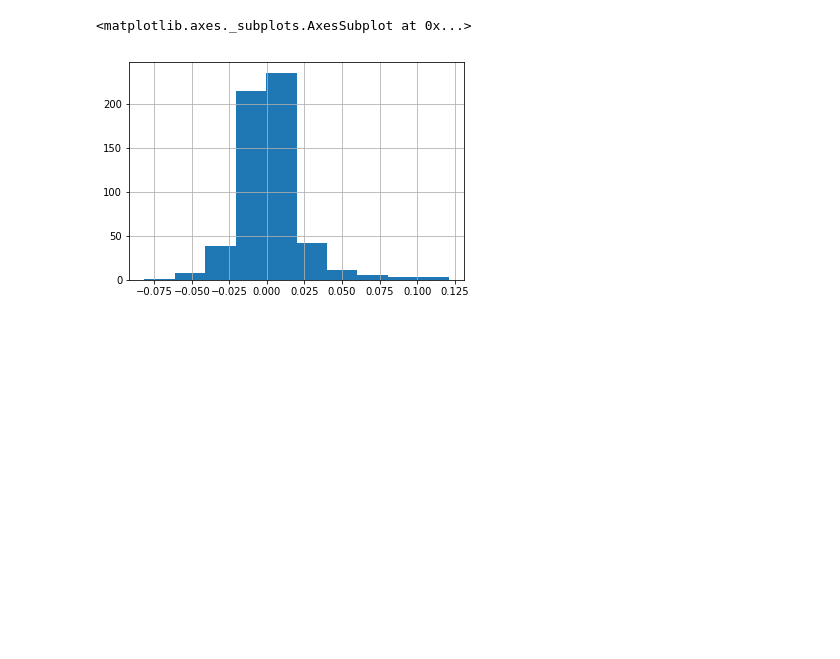
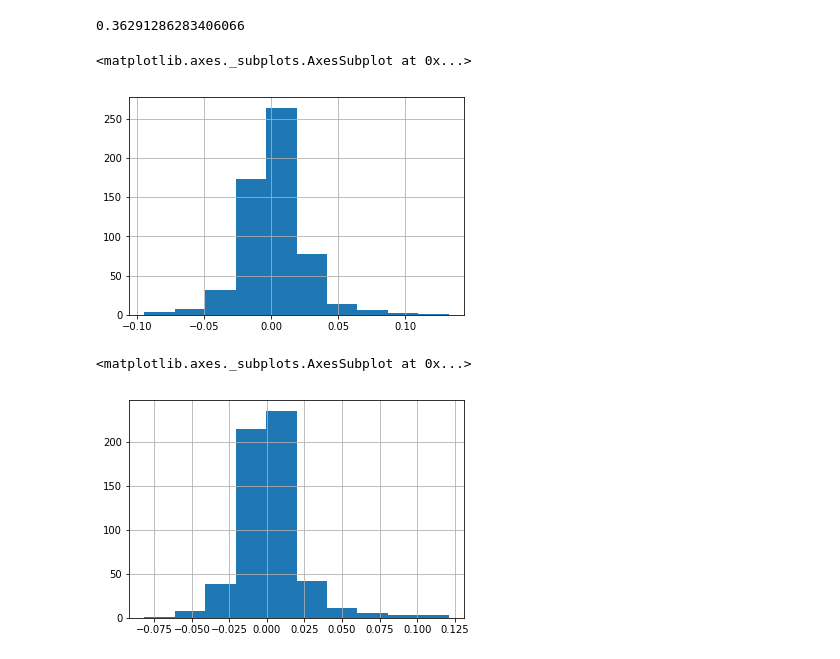
Before and after one commit to zhhrozhh/DAssets, a Jupyter notebook: Untitled.ipynb, the cells around one changed output. Cells and saved outputs as stored; diff of their text form; code cells hidden in the pictures; blank space fills up the shorter version.

```diff
--- a/Untitled.ipynb
+++ b/Untitled.ipynb
@@ -7,4 +8,4 @@ import matplotlib.pyplot as plt
 import pandas as pd
 import numpy as np
 # %%
-g = AST_CC(sub_assets=['BABA','YRD','SQQQ','X'],period=25,decay=0.001)
+g = AST_WR(sub_assets=['BABA','YRD','SQQQ','X'],period=7)
@@ -15,3 +51,12 @@ a,b = g()
+# %%
+b.iloc[24].dot(b.iloc[25])
+# %% [output]
+0.36291286283406066
+# %%
+a.hist()
+# %% [output]
+<matplotlib.axes._subplots.AxesSubplot at 0x...>
+[figure, added]
 # %%
 a.hist()
 # %% [output]
```
Also changed, not shown: parts of 4 cells of this notebook, 4 other files.
